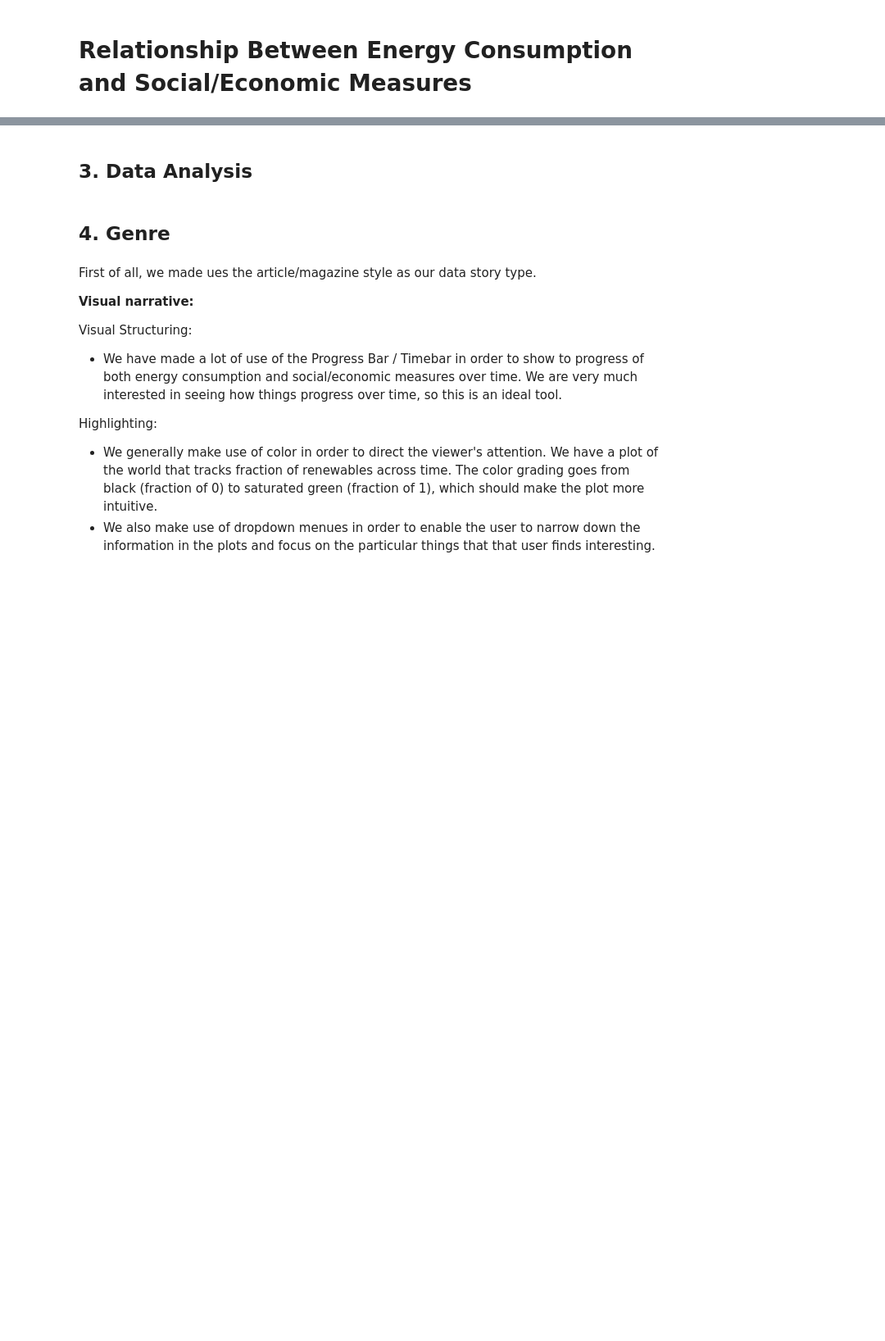
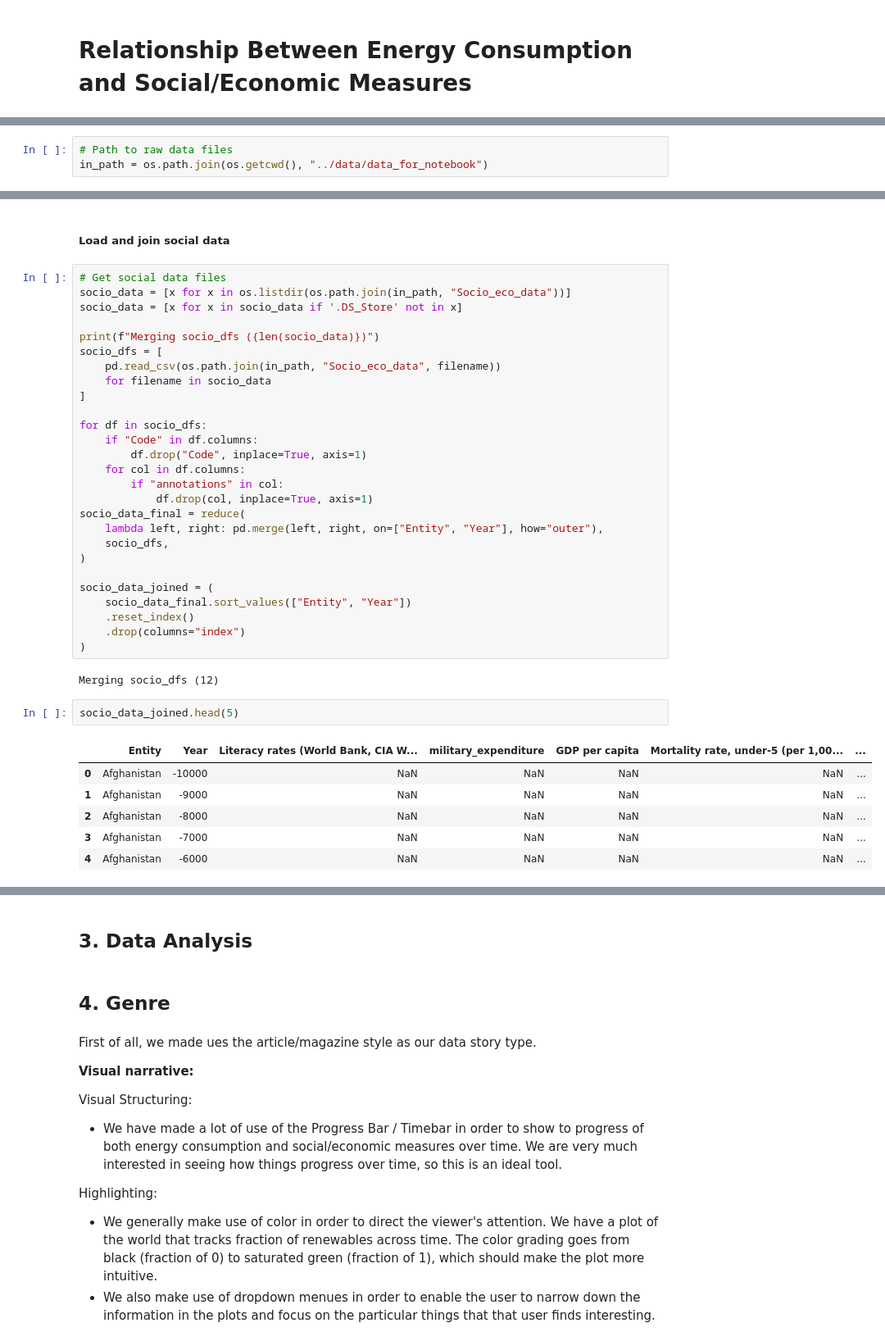
Before and after one commit to Moesen/SocialDataFinalProject, a Jupyter notebook: notebooks/final_notebook.ipynb, the cells around one changed output, grey strips where cells are left out. Shown at 82% size. Cells and saved outputs as stored; diff of their text form; blank space fills up the shorter version.

Commit message:
Final notebook

```diff
--- a/notebooks/final_notebook.ipynb
+++ b/notebooks/final_notebook.ipynb
@@ -14,0 +48,3 @@ The first step is data cleaning and preprocessing. In this case, there is quite
+# %%
+# Path to raw data files
+in_path = os.path.join(os.getcwd(), "../data/data_for_notebook")
@@ -14,0 +101,40 @@ The first step is data cleaning and preprocessing. In this case, there is quite
+# %% [markdown]
+##### Load and join social data
+# %%
+# Get social data files
+socio_data = [x for x in os.listdir(os.path.join(in_path, "Socio_eco_data"))]
+socio_data = [x for x in socio_data if '.DS_Store' not in x]
+
+print(f"Merging socio_dfs ({len(socio_data)})")
+socio_dfs = [
+    pd.read_csv(os.path.join(in_path, "Socio_eco_data", filename))
+    for filename in socio_data
+]
+
+for df in socio_dfs:
+    if "Code" in df.columns:
+        df.drop("Code", inplace=True, axis=1)
+    for col in df.columns:
+        if "annotations" in col:
+            df.drop(col, inplace=True, axis=1)
+socio_data_final = reduce(
+    lambda left, right: pd.merge(left, right, on=["Entity", "Year"], how="outer"),
+    socio_dfs,
+)
+
+socio_data_joined = (
+    socio_data_final.sort_values(["Entity", "Year"])
+    .reset_index()
+    .drop(columns="index")
+)
+# %% [output]
+Merging socio_dfs (12)
+# %%
+socio_data_joined.head(5)
+# %% [output]
+|  | Entity | Year | Literacy rates (World Bank, CIA W... | military_expenditure | GDP per capita | Mortality rate, under-5 (per 1,00... | ... |
+| 0 | Afghanistan | -10000 | NaN | NaN | NaN | NaN | ... |
+| 1 | Afghanistan | -9000 | NaN | NaN | NaN | NaN | ... |
+| 2 | Afghanistan | -8000 | NaN | NaN | NaN | NaN | ... |
+| 3 | Afghanistan | -7000 | NaN | NaN | NaN | NaN | ... |
+| 4 | Afghanistan | -6000 | NaN | NaN | NaN | NaN | ... |
```
Also changed, not shown: parts of 35 cells of this notebook.
